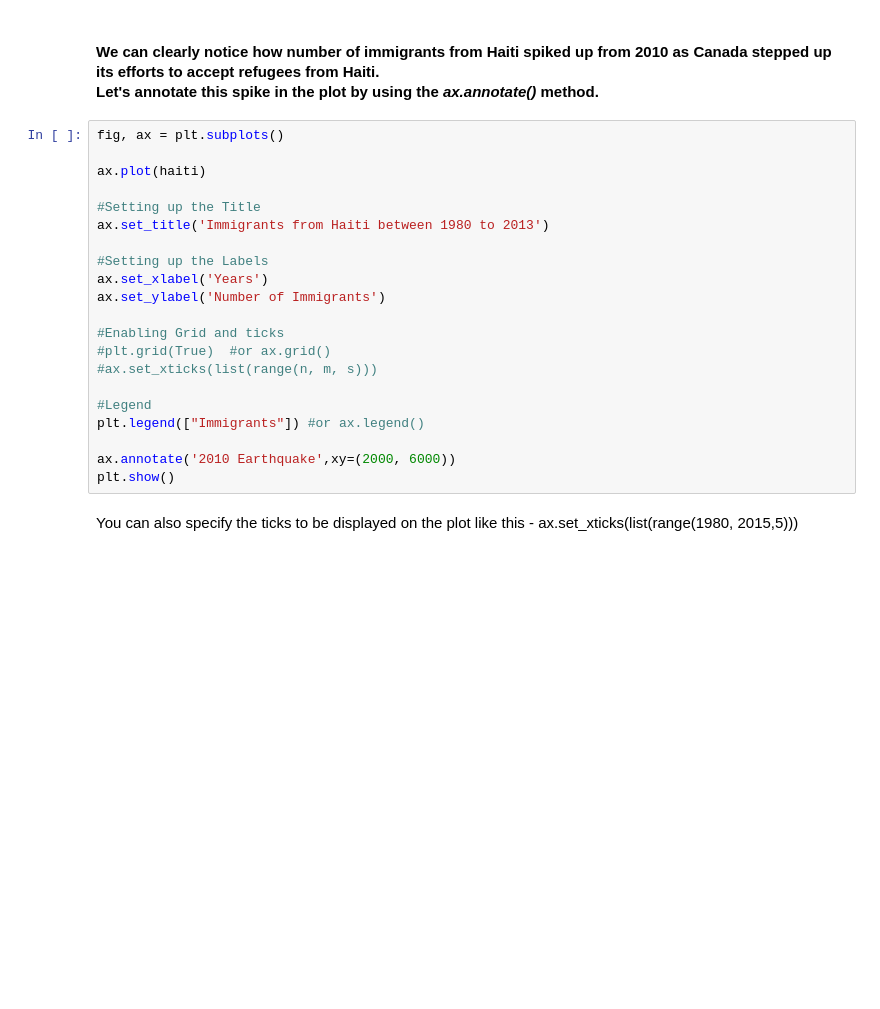
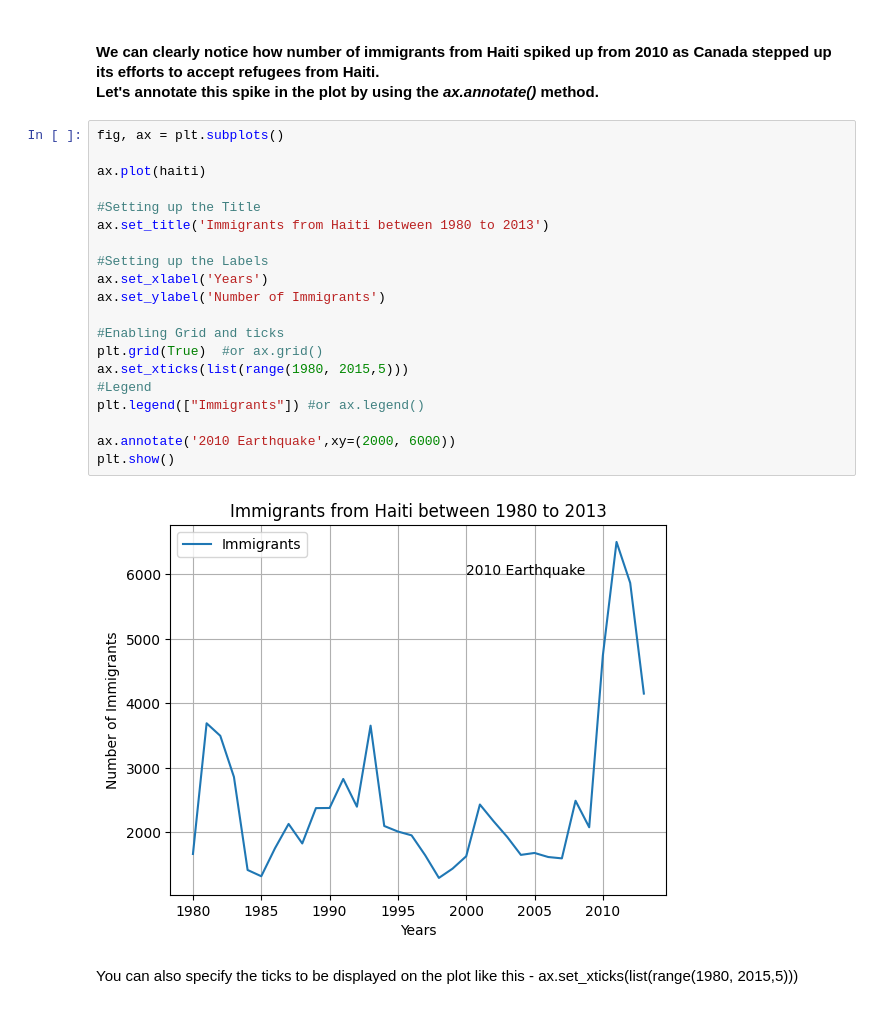
Before and after one commit to tranttha/IBM-DS-Course, a Jupyter notebook: Course 8 Data visulization with python/Module 2 Basic and Specialized visualization tools/2.3-Exercise-Plotting-directly-with-Matplotlib.jupyterlite.ipynb, the cells around one changed output. Drawn from its saved outputs; the diff is of its cells as text; blank space fills up the shorter version.

```diff
--- a/Course 8 Data visulization with python/Module 2 Basic and Specialized visualization tools/2.3-Exercise-Plotting-directly-with-Matplotlib.jupyterlite.ipynb
+++ b/Course 8 Data visulization with python/Module 2 Basic and Specialized visualization tools/2.3-Exercise-Plotting-directly-with-Matplotlib.jupyterlite.ipynb
@@ -233,24 +307,25 @@ You be required to create a dataframe where the name of the 'Country' is equal t
 # %%
 fig, ax = plt.subplots()
 
 ax.plot(haiti)
 
 #Setting up the Title
 ax.set_title('Immigrants from Haiti between 1980 to 2013')
 
 #Setting up the Labels
 ax.set_xlabel('Years')
 ax.set_ylabel('Number of Immigrants')
 
 #Enabling Grid and ticks
-#plt.grid(True)  #or ax.grid()
-#ax.set_xticks(list(range(n, m, s)))
-
+plt.grid(True)  #or ax.grid()
+ax.set_xticks(list(range(1980, 2015,5)))
 #Legend
 plt.legend(["Immigrants"]) #or ax.legend()
 
 ax.annotate('2010 Earthquake',xy=(2000, 6000))
 plt.show()
+# %% [output]
+[figure, added]
 # %% [markdown]
 You can also specify the ticks to be displayed on the plot like this - ax.set_xticks(list(range(1980, 2015,5)))
 # %% [markdown]
```
Also changed, not shown: parts of 30 cells of this notebook, 1 other file.
